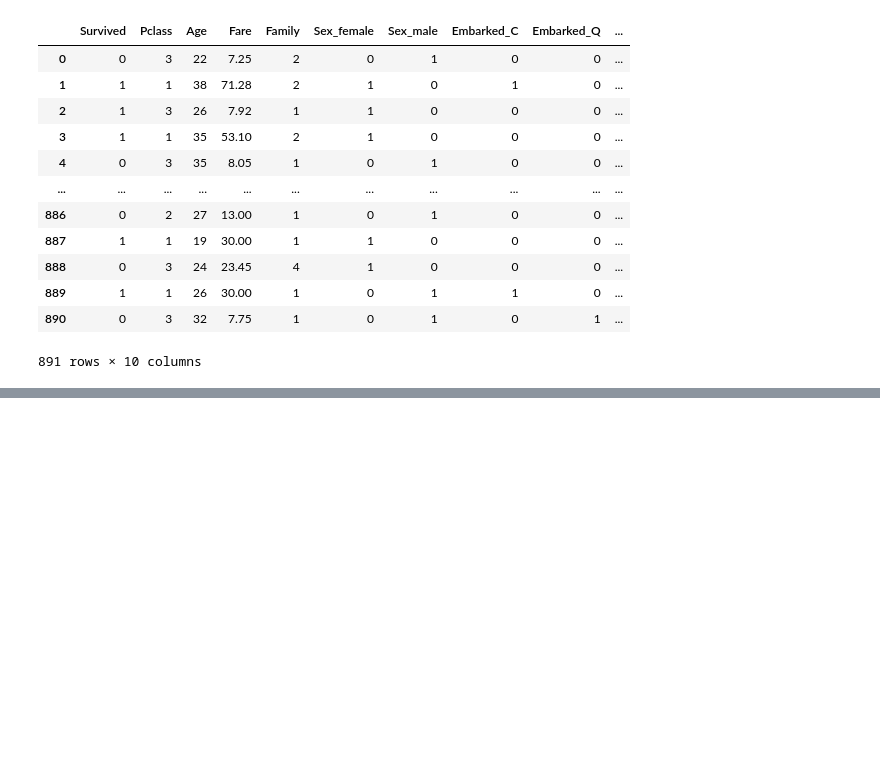
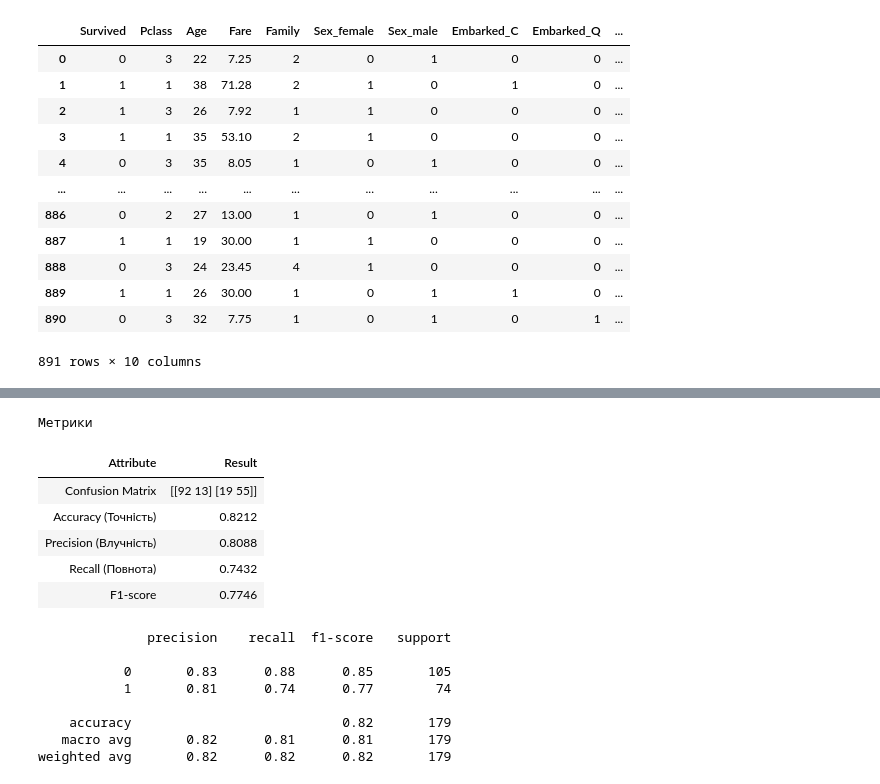
Before and after one commit to BogdanPinchuk/DataScience-PBY_HW12, a Jupyter notebook: Bohdan_Pinchuk_DS_HW12.ipynb, the cells around one changed output, grey strips where cells are left out. Drawn from its saved outputs; the diff is of its cells as text; code cells hidden in the pictures; blank space fills up the shorter version.

```diff
--- a/Bohdan_Pinchuk_DS_HW12.ipynb
+++ b/Bohdan_Pinchuk_DS_HW12.ipynb
@@ -427,0 +483,64 @@ display(titanic_dataset)
+# %%
+import pandas as pd
+import apps.main as mn
+from sklearn.tree import DecisionTreeClassifier
+from sklearn.metrics import (confusion_matrix, accuracy_score, precision_score,
+                             recall_score, f1_score, classification_report)
+
+# Input data
+rng_seed = 42
+
+
+# Solution
+def calc_metrics(y_test, y_pred):
+    rp = mn.Reporter()
+    rp.tolerance = 4
+
+    # Confusion Matrix
+    cm = confusion_matrix(y_test, y_pred)
+    rp.add_item("Confusion Matrix", rp.format_matrix(cm))
+    # Accuracy
+    accuracy = accuracy_score(y_test, y_pred)
+    rp.add_item("Accuracy\n(Точність)", rp.format_value(accuracy))
+    # Precision
+    precision = precision_score(y_test, y_pred)
+    rp.add_item("Precision\n(Влучність)", rp.format_value(precision))
+    # Recall
+    recall = recall_score(y_test, y_pred)
+    rp.add_item("Recall\n(Повнота)", rp.format_value(recall))
+    # F1-score
+    f1 = f1_score(y_test, y_pred)
+    rp.add_item("F1-score", rp.format_value(f1))
+
+    # Print results
+    rp.print_pd_report(f"Метрики")
+
+
+model = DecisionTreeClassifier(
+    max_depth=5,
+    min_samples_leaf=10,
+    random_state=rng_seed
+)
+
+model.fit(X_train, Y_train)
+Y_pred = model.predict(X_test)
+
+# Print results
+calc_metrics(Y_test, Y_pred)
+print(classification_report(Y_test, Y_pred))
+# %% [output]
+Метрики
+| Attribute | Result |
+| Confusion Matrix | [[92 13] [19 55]] |
+| Accuracy (Точність) | 0.8212 |
+| Precision (Влучність) | 0.8088 |
+| Recall (Повнота) | 0.7432 |
+| F1-score | 0.7746 |
+              precision    recall  f1-score   support
+
+           0       0.83      0.88      0.85       105
+           1       0.81      0.74      0.77        74
+
+    accuracy                           0.82       179
+   macro avg       0.82      0.81      0.81       179
+weighted avg       0.82      0.82      0.82       179
```
Also changed, not shown: parts of 5 cells of this notebook.
